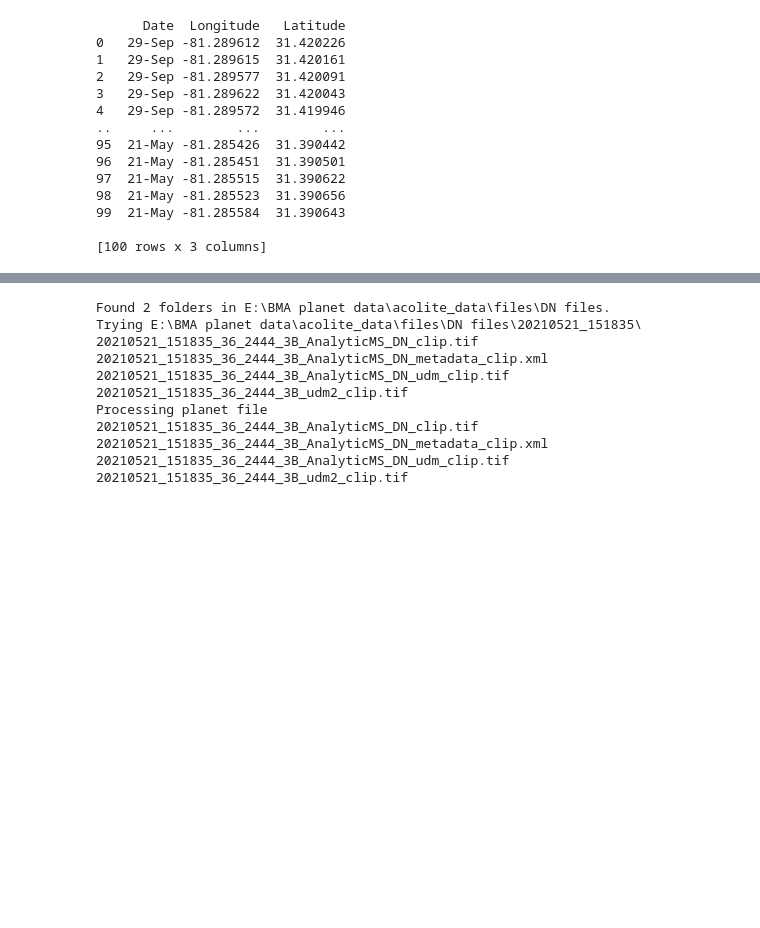
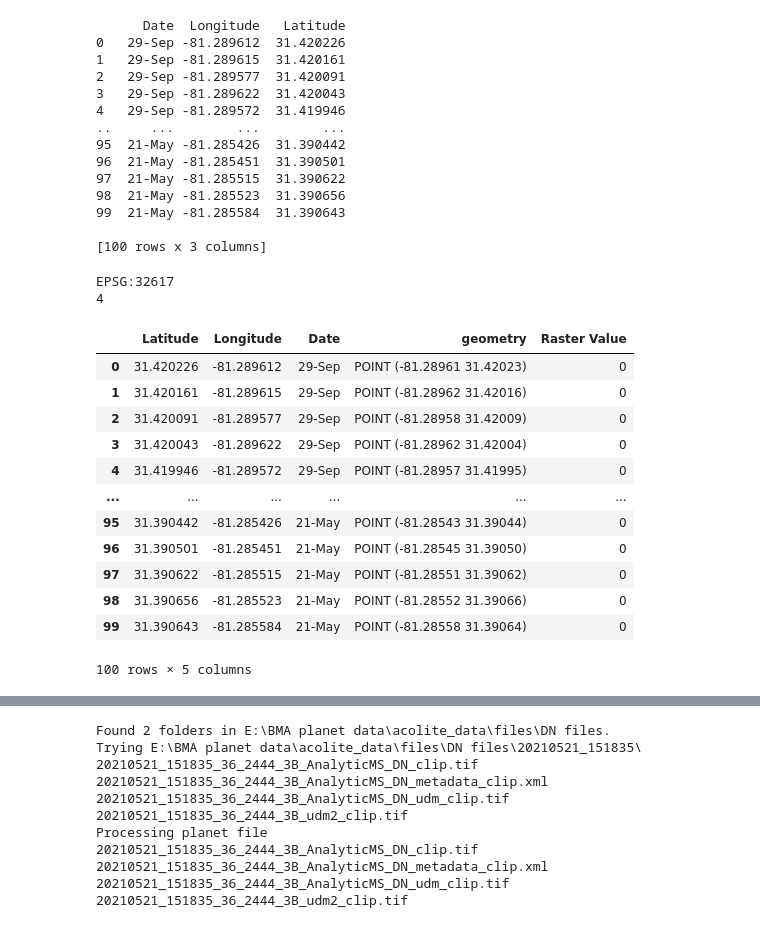
Before and after one commit to asajulien/PhD, a Jupyter notebook: Jupyter/BMA_planetdata.ipynb, the cells around one changed output, grey strips where cells are left out. Saved outputs shown, nothing was run; the diff lists cells and outputs as text; code cells hidden in the pictures; blank space fills up the shorter version.

```diff
--- a/Jupyter/BMA_planetdata.ipynb
+++ b/Jupyter/BMA_planetdata.ipynb
@@ -88,3 +92,47 @@ print(df)
 99  21-May -81.285584  31.390643
 
 [100 rows x 3 columns]
+# %%
+##Using geopandas and rasterio to extract point data
+##need to fix projection issue
+pts = gpd.read_file('C:/Users/arj26323/Documents/Data/Biomass datasets/Shapefiles/yyy.shp')
+
+pts = pts[['Latitude', 'Longitude', 'Date', 'geometry']]
+
+pts.index = range(len(pts))
+coords = [(x,y) for x, y in zip(pts.Latitude, pts.Longitude)]
+
+src = rasterio.open(dean_may)
+print(src.crs) ##In UTM! Might explain the discrepancy vs epsg 4326 in shapefile
+print(src.count) ##Number of bands
+
+pts['Raster Value'] = [x[0] for x in src.sample(coords)]
+
+from rasterio.plot import show
+import matplotlib.pyplot as plt
+# show(src)
+
+pts
+
+##another way using rasterstats
+# from rasterstats import point_query
+# pts_new = point_query(pts, dean_may)
+# pts['Band values'] = pts_new
+
+pts
+# %% [output]
+EPSG:32617
+4
+|  | Latitude | Longitude | Date | geometry | Raster Value |
+| 0 | 31.420226 | -81.289612 | 29-Sep | POINT (-81.28961 31.42023) | 0 |
+| 1 | 31.420161 | -81.289615 | 29-Sep | POINT (-81.28962 31.42016) | 0 |
+| 2 | 31.420091 | -81.289577 | 29-Sep | POINT (-81.28958 31.42009) | 0 |
+| 3 | 31.420043 | -81.289622 | 29-Sep | POINT (-81.28962 31.42004) | 0 |
+| 4 | 31.419946 | -81.289572 | 29-Sep | POINT (-81.28957 31.41995) | 0 |
+| ... | ... | ... | ... | ... | ... |
+| 95 | 31.390442 | -81.285426 | 21-May | POINT (-81.28543 31.39044) | 0 |
+| 96 | 31.390501 | -81.285451 | 21-May | POINT (-81.28545 31.39050) | 0 |
+| 97 | 31.390622 | -81.285515 | 21-May | POINT (-81.28551 31.39062) | 0 |
+| 98 | 31.390656 | -81.285523 | 21-May | POINT (-81.28552 31.39066) | 0 |
+| 99 | 31.390643 | -81.285584 | 21-May | POINT (-81.28558 31.39064) | 0 |
+100 rows × 5 columns
```
Also changed, not shown: parts of 3 cells of this notebook, 2 other files.
